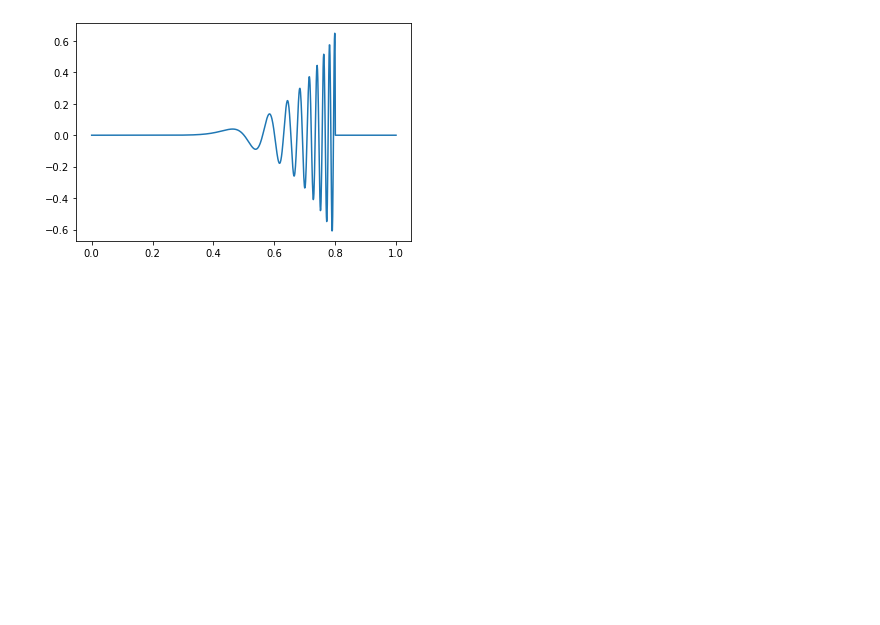
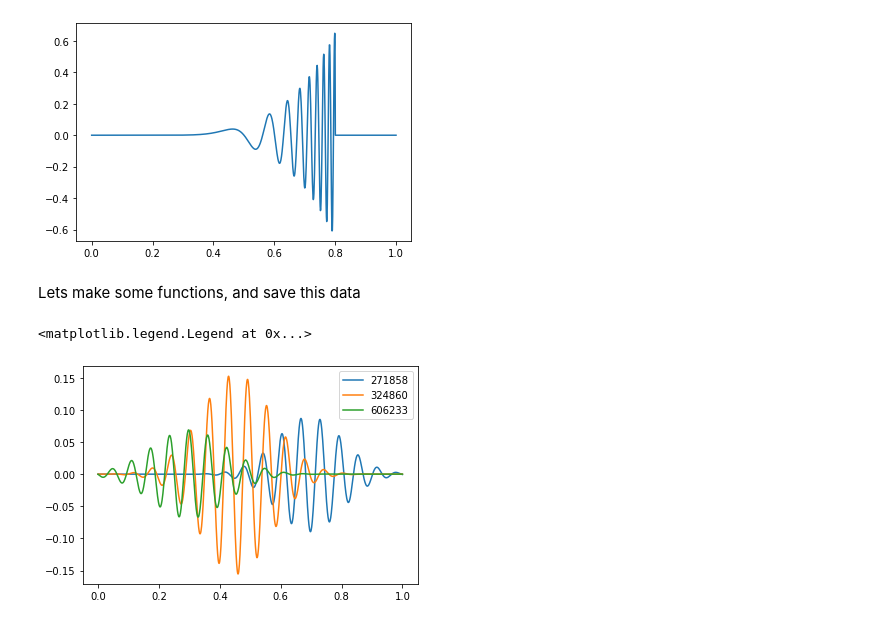
Before and after one commit to Clarke-Jools-36/diss-gw, a Jupyter notebook: autoencoder_v1.ipynb, the cells around one changed output. Cells and saved outputs as stored; diff of their text form; code cells hidden in the pictures; blank space fills up the shorter version.

Commit message:
make functions

```diff
--- a/autoencoder_v1.ipynb
+++ b/autoencoder_v1.ipynb
@@ -64,10 +64,10 @@ A = 0 #amplitude
 B = 0.01 #period
 C = 0 #phase shift (horizontal)
 D = 0 #amplitude shift (vertical)
-## BELL CURVE ##
-b = 0.03 #width of bell curve describing amplitude
-c = 0.5  #phase shift (horizontal) of bell curve
-
+## POLYNOMIAL ##
+b = 2 #amplitude of amplitude polynomial
+c = 0.005 #amplitude of freq polynomial
+d = 5 #degree of polynomial
 for i,t_ in enumerate(t):
   if 0<t_<0.8:
     A = 2*t_**5 # amplitude increases with polynomial 5
@@ -81,3 +81,23 @@ plt.plot(t,a)
 # %% [output]
 [<matplotlib.lines.Line2D at 0x...>]
 [figure]
+# %% [markdown]
+Lets make some functions, and save this data
+# %%
+def blip(seed = None):
+  if seed == None:
+    seed = np.random.randint(0,999999)
+  np.random.seed(seed)
+
+
+  t = np.linspace(0,1,1024) #create an array of time between 0 and 1 second with 1024 samples
+  a = np.zeros_like(t) #create an array of zeros to populate with amplitude values
+  A,B,C,D,b,c = 0,0.01,((np.random.rand()-0.5)),0,0.03 + (0.05*(np.random.rand()-0.5)),0.5 + (0.5*(np.random.rand()-0.5))
+
+  randomA = (0.5*(np.random.rand()-0.5)) #maximum amplitude
+
+  for i,t_ in enumerate(t):
+    A = randomA * np.e**( -((t_-c)**2 / b) ) #setting amplidude to bell curve
+    a[i] = A * np.sin( (1/B) * (t_ - C) ) + D
+
+  return {"data":{"time":t,"amplitude":a},"seed":seed}
@@ -83,0 +128,12 @@ plt.plot(t,a)
+# %%
+blip_ = blip()
+plt.plot(blip_["data"]["time"],blip_["data"]["amplitude"], label = blip_["seed"])
+blip_ = blip()
+plt.plot(blip_["data"]["time"],blip_["data"]["amplitude"], label = blip_["seed"])
+blip_ = blip()
+plt.plot(blip_["data"]["time"],blip_["data"]["amplitude"], label = blip_["seed"])
+
+plt.legend()
+# %% [output]
+<matplotlib.legend.Legend at 0x...>
+[figure, added]
```
Also changed, not shown: parts of 2 cells of this notebook.
